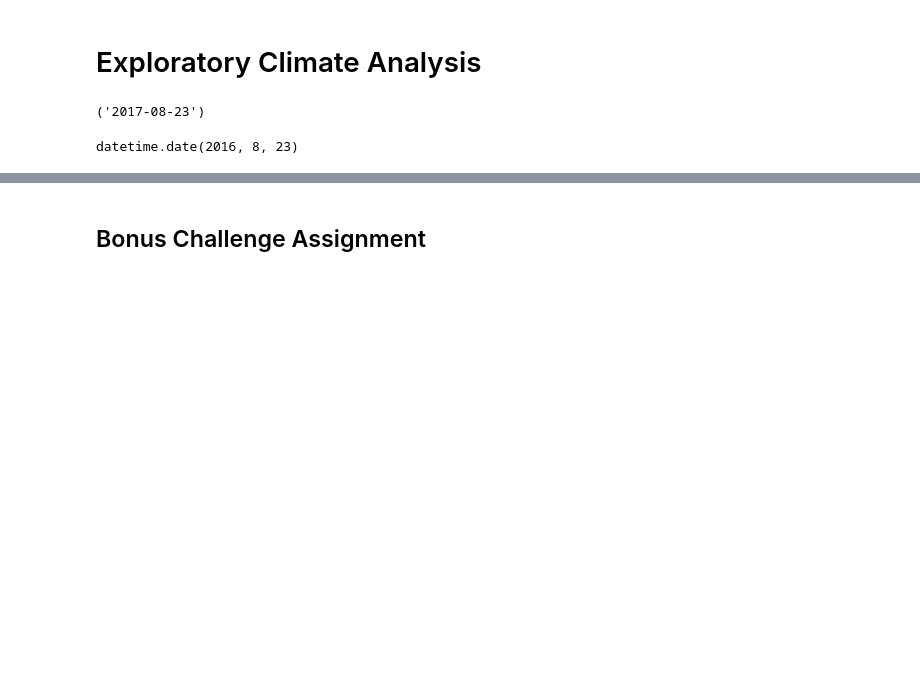
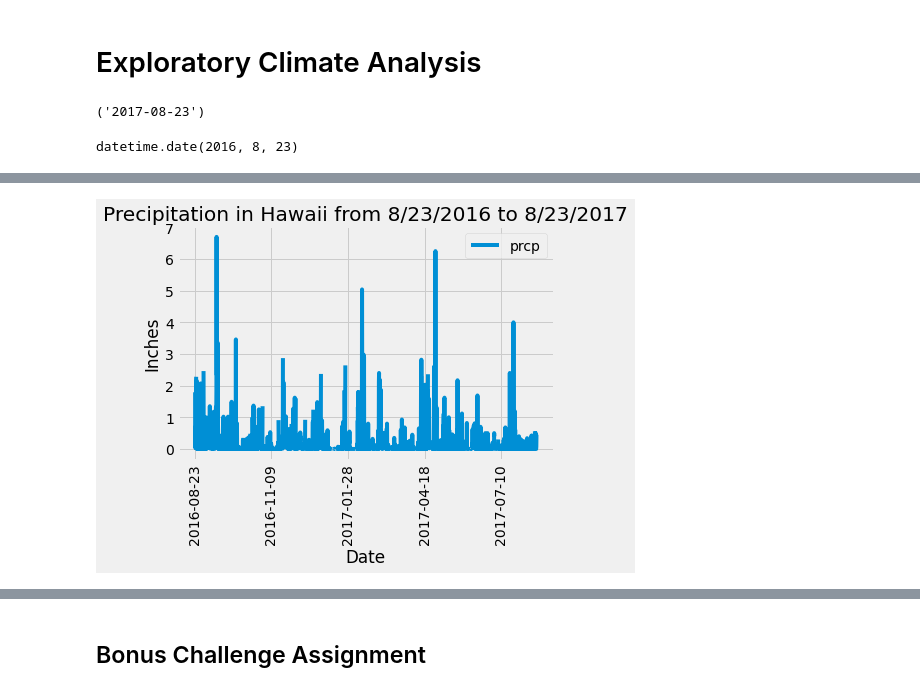
Before and after one commit to emilyfrels/sqlalchemy-challenge, a Jupyter notebook: climate_starter.ipynb, the cells around one changed output, grey strips where cells are left out. Drawn from its saved outputs; the diff is of its cells as text; code cells hidden in the pictures; blank space fills up the shorter version.

Commit message:
Measurement analysis complete

```diff
--- a/climate_starter.ipynb
+++ b/climate_starter.ipynb
@@ -93,3 +93,7 @@ one_year_ago = dt.date(2017,8,23) - dt.timedelta(days=365)
 one_year_ago
 # %% [output]
 datetime.date(2016, 8, 23)
+# %%
+# Perform a query to retrieve the data and precipitation scores
+last_year_data = pd.read_sql("select date, prcp from measurement where date >= '2016-08-23' and date <= '2017-08-23'", conn)
+last_year_data
@@ -96,8 +114,4 @@ datetime.date(2016, 8, 23)
 # %%
-# Perform a query to retrieve the data and precipitation scores
-
 # Save the query results as a Pandas DataFrame and set the index to the date column
-
-# Sort the dataframe by date
-
-# Use Pandas Plotting with Matplotlib to plot the data
+last_year_data_df = pd.DataFrame(last_year_data).set_index('date')
+last_year_data_df
@@ -103,0 +133,4 @@ datetime.date(2016, 8, 23)
+# %%
+# Sort the dataframe by date
+sorted_last_year_data_df = last_year_data_df.sort_index()
+sorted_last_year_data_df
@@ -104,2 +152,13 @@ datetime.date(2016, 8, 23)
+# %%
+# Use Pandas Plotting with Matplotlib to plot the data
+
+sorted_last_year_data_df.plot()
+plt.title("Precipitation in Hawaii from 8/23/2016 to 8/23/2017")
+plt.xlabel("Date")
+plt.ylabel("Inches")
+plt.xticks(rotation=90, horizontalalignment="center")
+plt.show()
+# %% [output]
+[figure, added]
 # %%
 # Use Pandas to calcualte the summary statistics for the precipitation data
```
Also changed, not shown: parts of 4 cells of this notebook.
